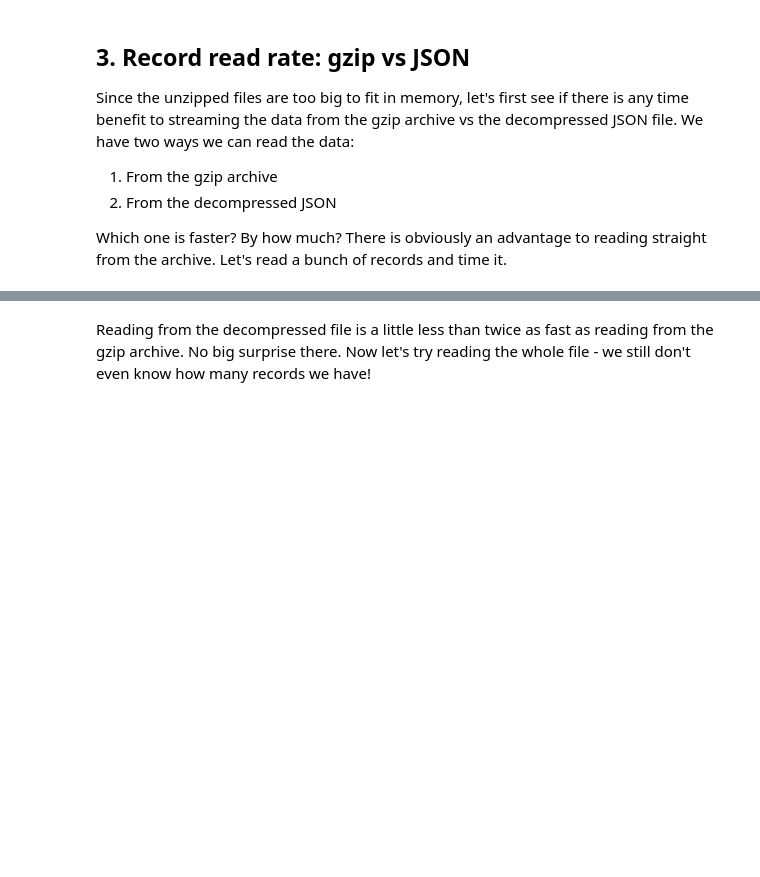
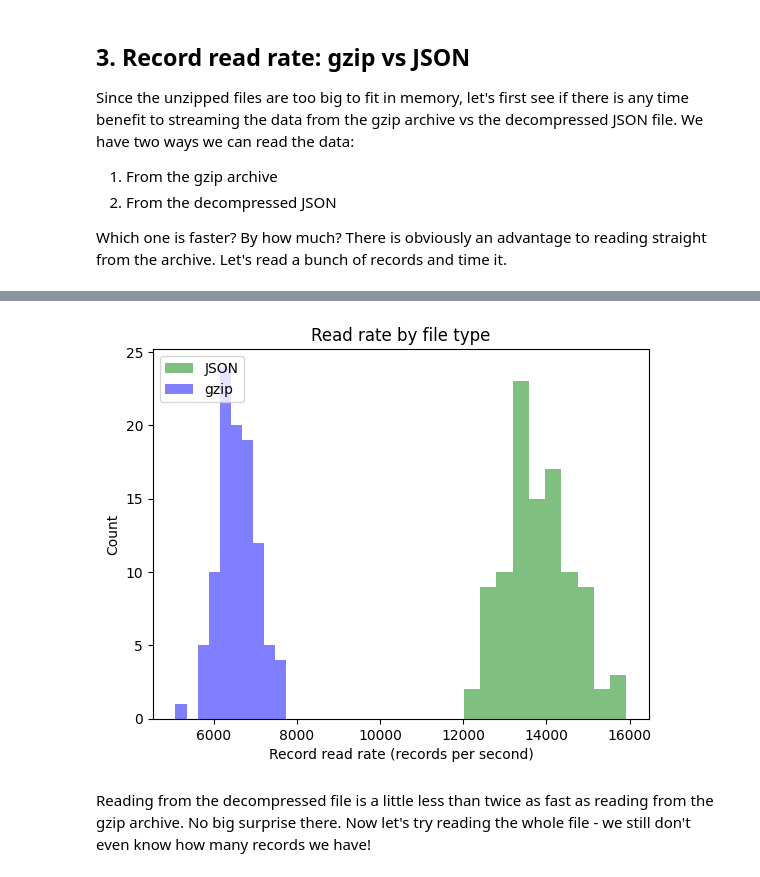
Before and after one commit to gperdrizet/OpenSearch, a Jupyter notebook: semantic_search/notebooks/01-data_exploration.ipynb, the cells around one changed output, grey strips where cells are left out. Drawn from its saved outputs; the diff is of its cells as text; code cells hidden in the pictures; blank space fills up the shorter version.

```diff
--- a/semantic_search/notebooks/01-data_exploration.ipynb
+++ b/semantic_search/notebooks/01-data_exploration.ipynb
@@ -117,18 +102,0 @@ Yep, that's a Wikipedia article. Good, I think we can work with this. The text i
-# %%
-# Load a few records for inspection
-file_stream=GzipFile('./data/raw_data/enwiki-20240930-cirrussearch-general.json.gz')
-records = []
-
-for i in range(sample_records):
-
-    line=next(file_stream)
-    record=json.loads(line)
-    records.append(record)
-
-print(f'Loaded {len(records)} records from gzip archive.')
-print(f'Record is: {type(records[0])}')
-
-print(f'\nRecord 0 contains:')
-
-for key, value in records[0].items():
-    print(f' {key}: {value}')
@@ -216,24 +177,28 @@ print(f'Mean JSON read rate: {mean_json_read_rate:.0f} records per second', end=
 # %%
-plt.title('Read rate by file type')
+if run_rate_experiments is True:
 
-plt.hist(
-    json_read_rates,
-    facecolor = 'green',
-    label = 'JSON',
-    alpha = 0.5
-)
+    plt.title('Read rate by file type')
 
-plt.hist(
-    gzip_read_rates,
-    facecolor = 'blue',
-    label = 'gzip',
-    alpha = 0.5
-)
+    plt.hist(
+        json_read_rates,
+        facecolor = 'green',
+        label = 'JSON',
+        alpha = 0.5
+    )
 
-plt.legend(loc = 'upper left')
-plt.xlabel(f'Record read rate (records per second)')
-plt.ylabel('Count')
-plt.show()
+    plt.hist(
+        gzip_read_rates,
+        facecolor = 'blue',
+        label = 'gzip',
+        alpha = 0.5
+    )
+
+    plt.legend(loc = 'upper left')
+    plt.xlabel(f'Record read rate (records per second)')
+    plt.ylabel('Count')
+    plt.show()
+# %% [output]
+[figure, added]
 # %% [markdown]
 Reading from the decompressed file is a little less than twice as fast as reading from the gzip archive. No big surprise there. Now let's try reading the whole file - we still don't even know how many records we have!
 # %% [markdown]
```
Also changed, not shown: parts of 26 cells of this notebook, 5 other files.
